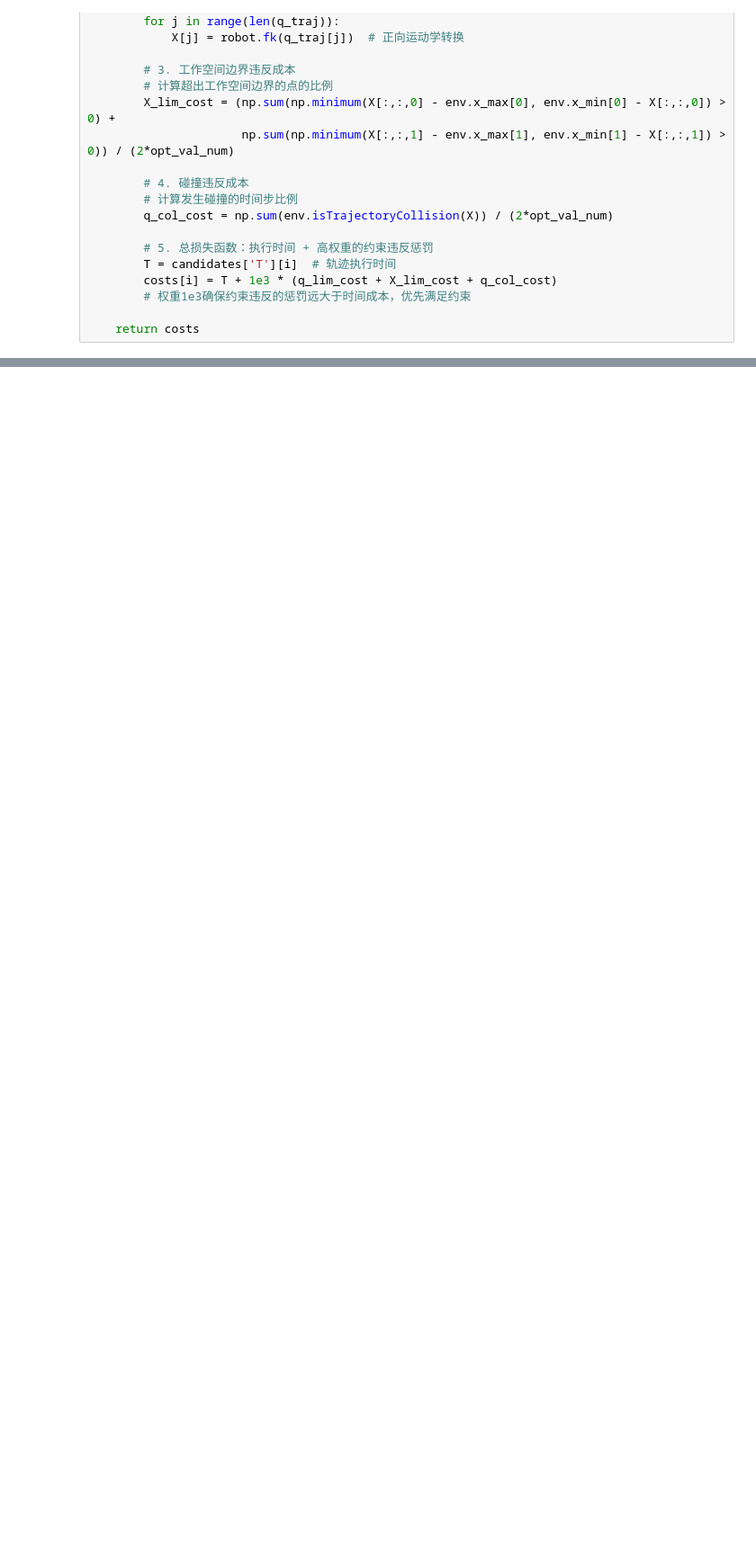
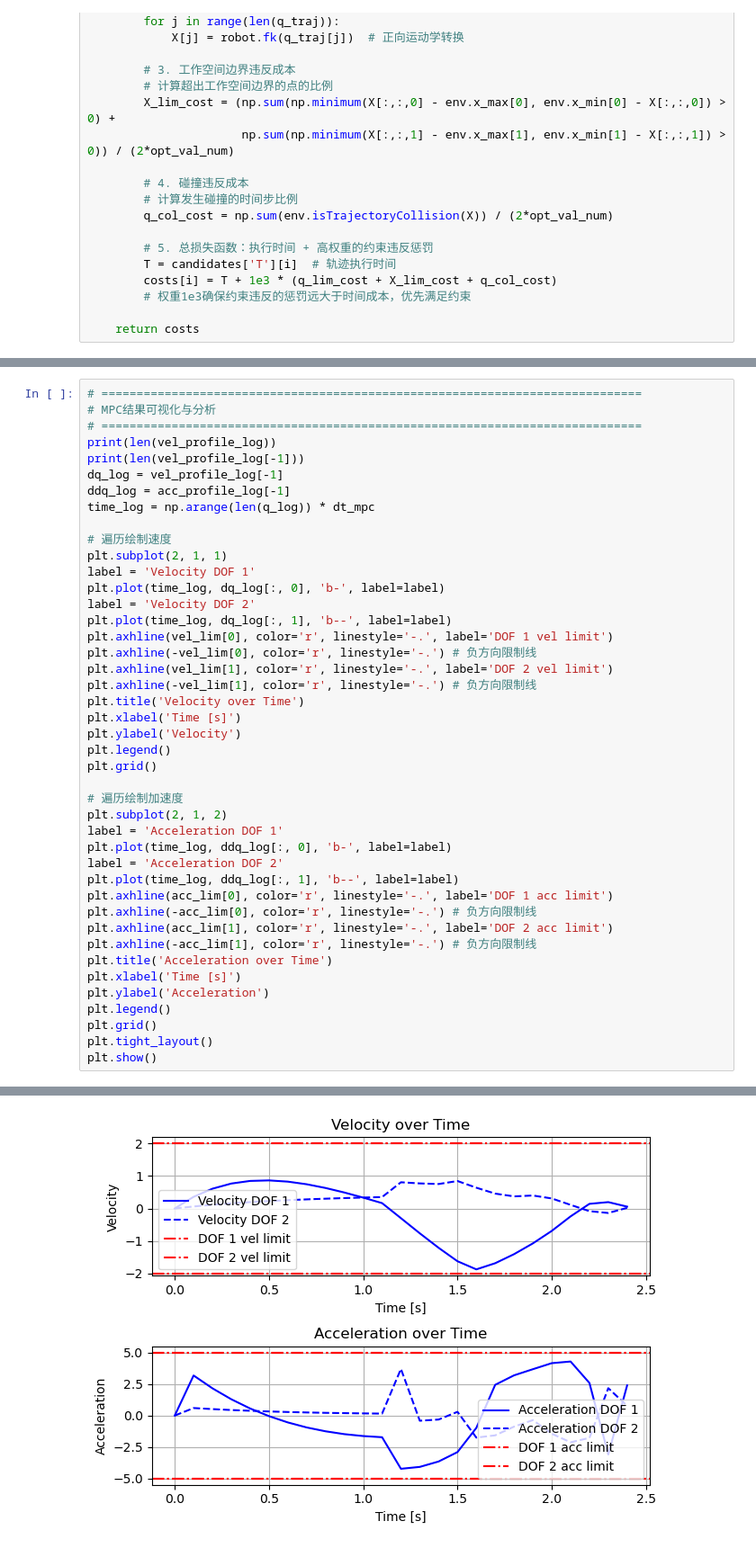
Before and after one commit to ufk-x/vp-sto, a Jupyter notebook: examples/media/2D_mpc_arm_exp.ipynb, the cells around one changed output, grey strips where cells are left out. Shown: that part at 90% size. Cells and saved outputs as stored; diff of their text form; blank space fills up the shorter version.

```diff
--- a/examples/media/2D_mpc_arm_exp.ipynb
+++ b/examples/media/2D_mpc_arm_exp.ipynb
@@ -753,0 +838,44 @@ plotCSpaceTrajectory()
+# %%
+# =============================================================================
+# MPC结果可视化与分析
+# =============================================================================
+print(len(vel_profile_log))
+print(len(vel_profile_log[-1]))
+dq_log = vel_profile_log[-1]
+ddq_log = acc_profile_log[-1]
+time_log = np.arange(len(q_log)) * dt_mpc
+
+# 遍历绘制速度
+plt.subplot(2, 1, 1)
+label = 'Velocity DOF 1'
+plt.plot(time_log, dq_log[:, 0], 'b-', label=label)
+label = 'Velocity DOF 2'
+plt.plot(time_log, dq_log[:, 1], 'b--', label=label)
+plt.axhline(vel_lim[0], color='r', linestyle='-.', label='DOF 1 vel limit')
+plt.axhline(-vel_lim[0], color='r', linestyle='-.') # 负方向限制线
+plt.axhline(vel_lim[1], color='r', linestyle='-.', label='DOF 2 vel limit')
+plt.axhline(-vel_lim[1], color='r', linestyle='-.') # 负方向限制线
+plt.title('Velocity over Time')
+plt.xlabel('Time [s]')
+plt.ylabel('Velocity')
+plt.legend()
+plt.grid()
+
+# 遍历绘制加速度
+plt.subplot(2, 1, 2)
+label = 'Acceleration DOF 1'
+plt.plot(time_log, ddq_log[:, 0], 'b-', label=label)
+label = 'Acceleration DOF 2'
+plt.plot(time_log, ddq_log[:, 1], 'b--', label=label)
+plt.axhline(acc_lim[0], color='r', linestyle='-.', label='DOF 1 acc limit')
+plt.axhline(-acc_lim[0], color='r', linestyle='-.') # 负方向限制线
+plt.axhline(acc_lim[1], color='r', linestyle='-.', label='DOF 2 acc limit')
+plt.axhline(-acc_lim[1], color='r', linestyle='-.') # 负方向限制线
+plt.title('Acceleration over Time')
+plt.xlabel('Time [s]')
+plt.ylabel('Acceleration')
+plt.legend()
+plt.grid()
+plt.tight_layout()
+plt.show()
+# %% [output]
@@ -754,3 +884,4 @@ plotCSpaceTrajectory()
+[figure, added]
 # %%
 """优化空间的分析和可视化"""
 # """
```
Also changed, not shown: parts of 6 cells of this notebook, 3 other files.
